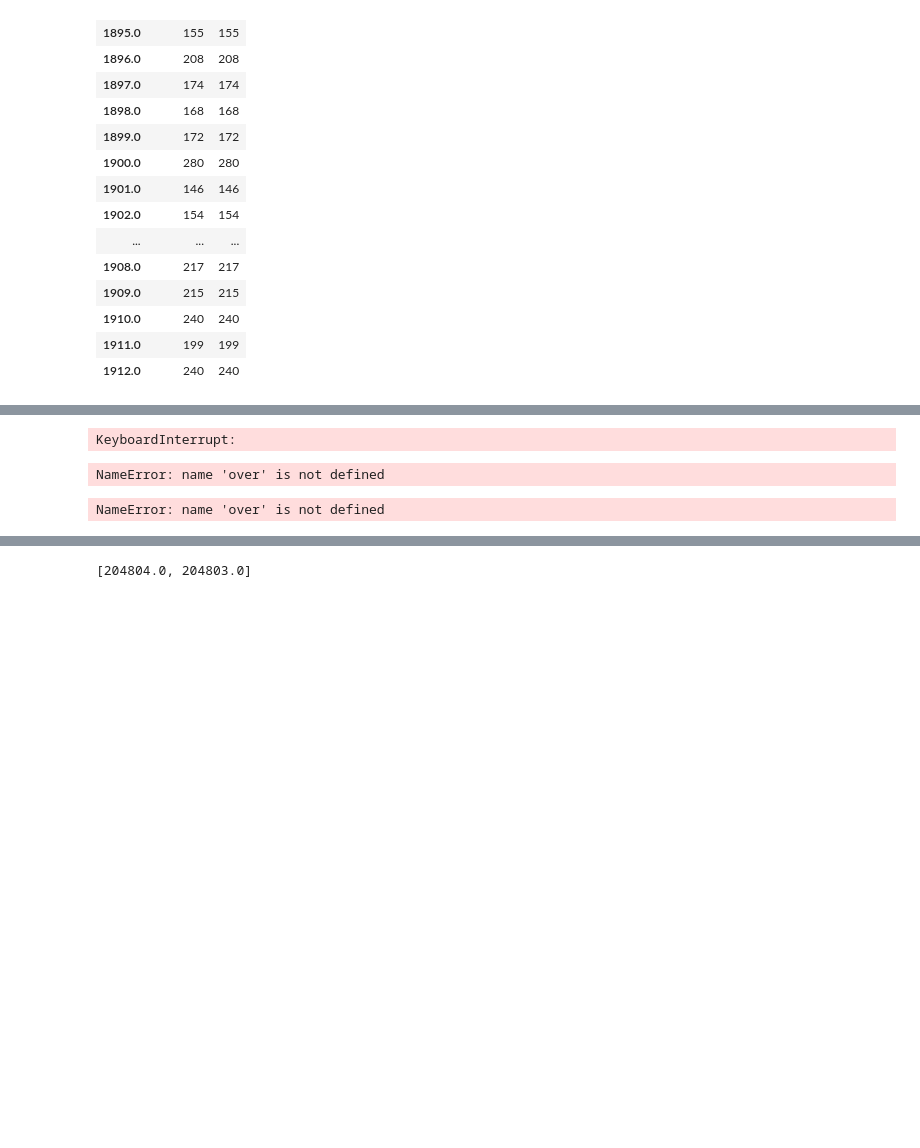
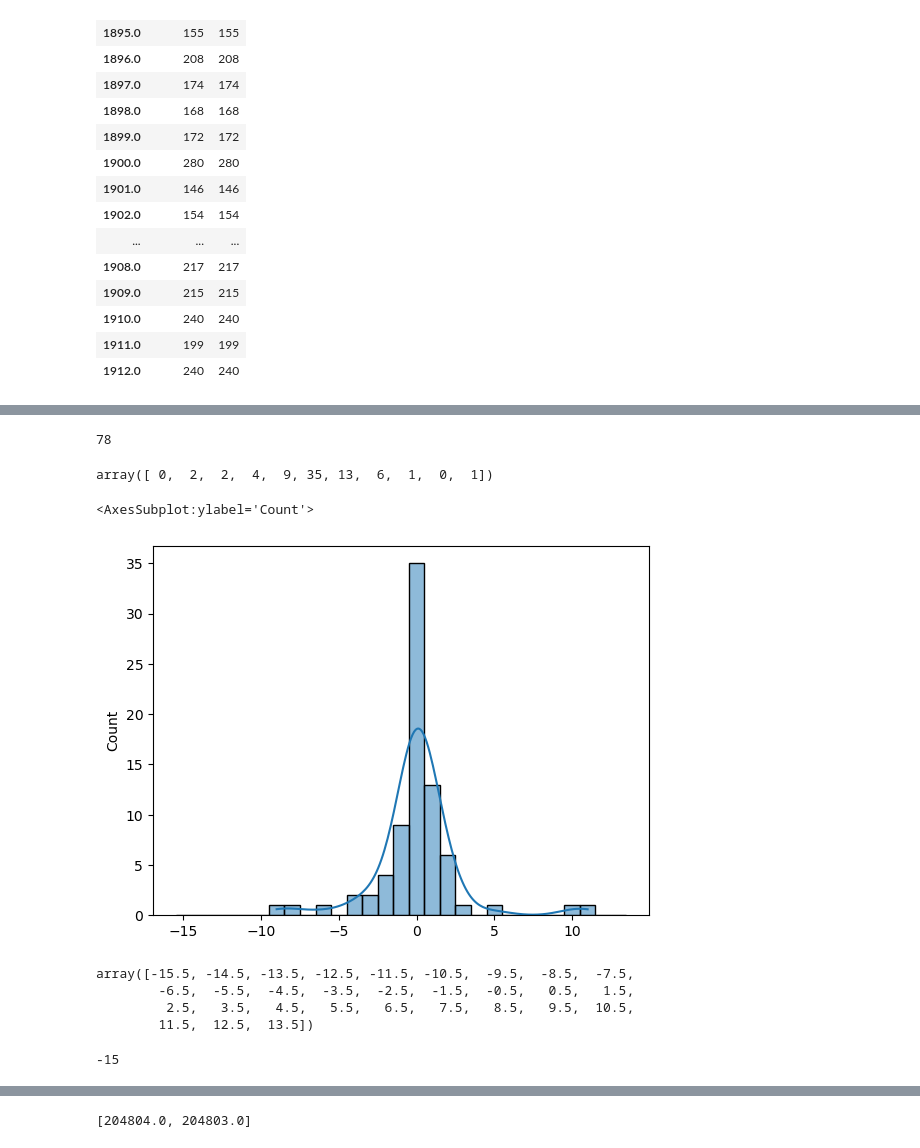
Before and after one commit to juanfernandezgracia/complexity_72h, a Jupyter notebook: Dataset Analysis/group_dynamic.ipynb, the cells around one changed output, grey strips where cells are left out. Drawn from its saved outputs; the diff is of its cells as text; code cells hidden in the pictures; blank space fills up the shorter version.

```diff
--- a/Dataset Analysis/group_dynamic.ipynb
+++ b/Dataset Analysis/group_dynamic.ipynb
@@ -64,2 +61,3 @@ l1
 # %%
-l2 = list(df[df["Time"]==y2]["Simplices"])
+l2 = list(df[(df["Time"]==y2) & (df["Size"]<size_max ) & (df["Size"]>=size_min)]["Simplices"])
+len(l2)
@@ -66,5 +66,7 @@ l2 = list(df[df["Time"]==y2]["Simplices"])
 # %%
 over = np.zeros((len(l1),len(l2)))
+# %%
+inclusion = np.zeros((len(l1),len(l2)))
 # %%
 def overlap_size(a,b):
     return len(a & b)/len(a | b)
@@ -90,0 +73,8 @@ l1
+# %%
+def inclusion_size(a,b):
+    if b.issubset(a):
+        return len(b) - len(a)
+    elif a.issubset(b):
+        return len(b) - len(a)
+    else:
+        return np.nan
@@ -91,15 +93,11 @@ l1
 # %%
-for i, s1 in tqdm(enumerate(l1), desc = "progress_bar"):
+for i, s1 in tqdm(enumerate(l1), total = len(l1)):
     for j, s2 in enumerate(l2):
         over[i][j] = overlap_size(set(s1),set(s2))
+        inclusion[i][j] = inclusion_size(set(s1),set(s2))
-# %% [output]
-KeyboardInterrupt:
 # %%
-sns.heatmap(over)
+#sns.heatmap(over)
-# %% [output]
-NameError: name 'over' is not defined
-# %%
-plt.hist(over.flatten(), bins = 100)
-plt.yscale("log")
-# %% [output]
-NameError: name 'over' is not defined
+# %%
+np.count_nonzero(~np.isnan(inclusion))
+# %% [output]
+78
@@ -105,0 +108,21 @@ NameError: name 'over' is not defined
+# %%
+y
+# %% [output]
+array([ 0,  2,  2,  4,  9, 35, 13,  6,  1,  0,  1])
+# %%
+inc_flat = inclusion.flatten()
+sns.histplot(inc_flat, kde = True, bins = np.array(range(size_min - size_max, size_max - size_min))- 0.5)
+# %% [output]
+<AxesSubplot:ylabel='Count'>
+[figure, added]
+# %%
+np.array(range(size_min - size_max, size_max - size_min))- 0.5
+# %% [output]
+array([-15.5, -14.5, -13.5, -12.5, -11.5, -10.5,  -9.5,  -8.5,  -7.5,
+        -6.5,  -5.5,  -4.5,  -3.5,  -2.5,  -1.5,  -0.5,   0.5,   1.5,
+         2.5,   3.5,   4.5,   5.5,   6.5,   7.5,   8.5,   9.5,  10.5,
+        11.5,  12.5,  13.5])
+# %%
+size_min - size_max
+# %% [output]
+-15
```
Also changed, not shown: parts of 13 cells of this notebook.
